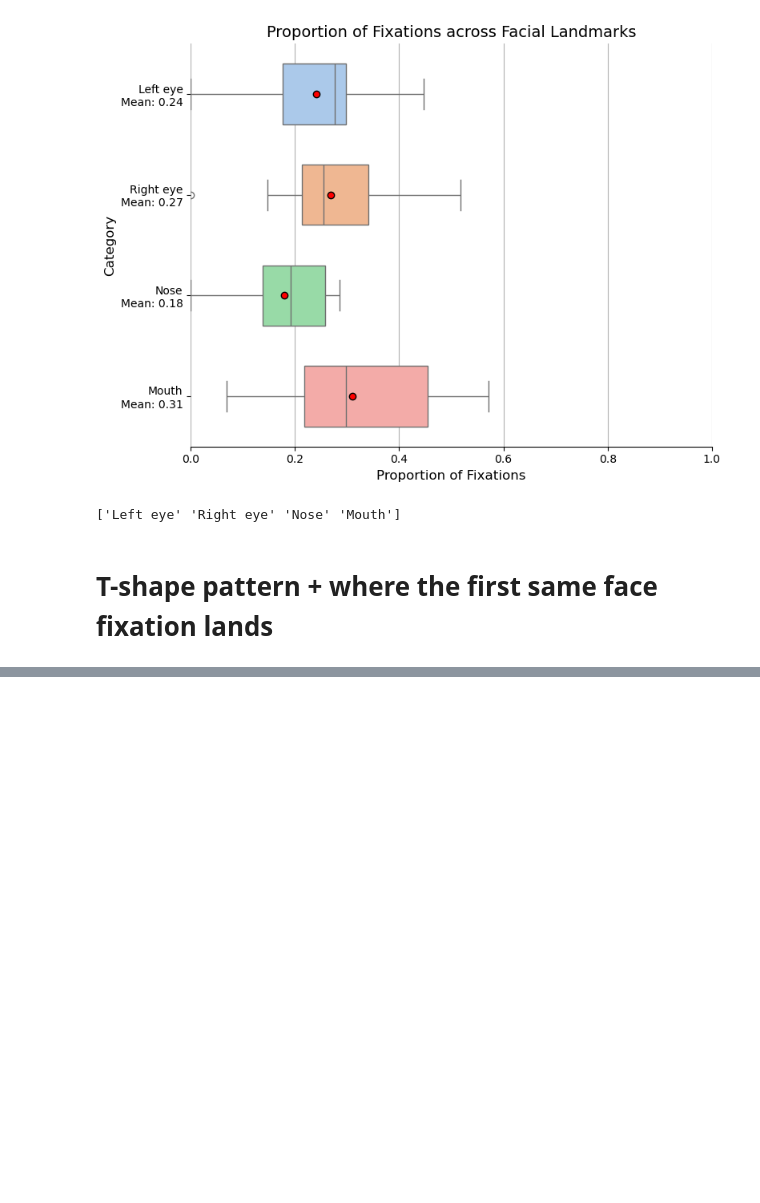
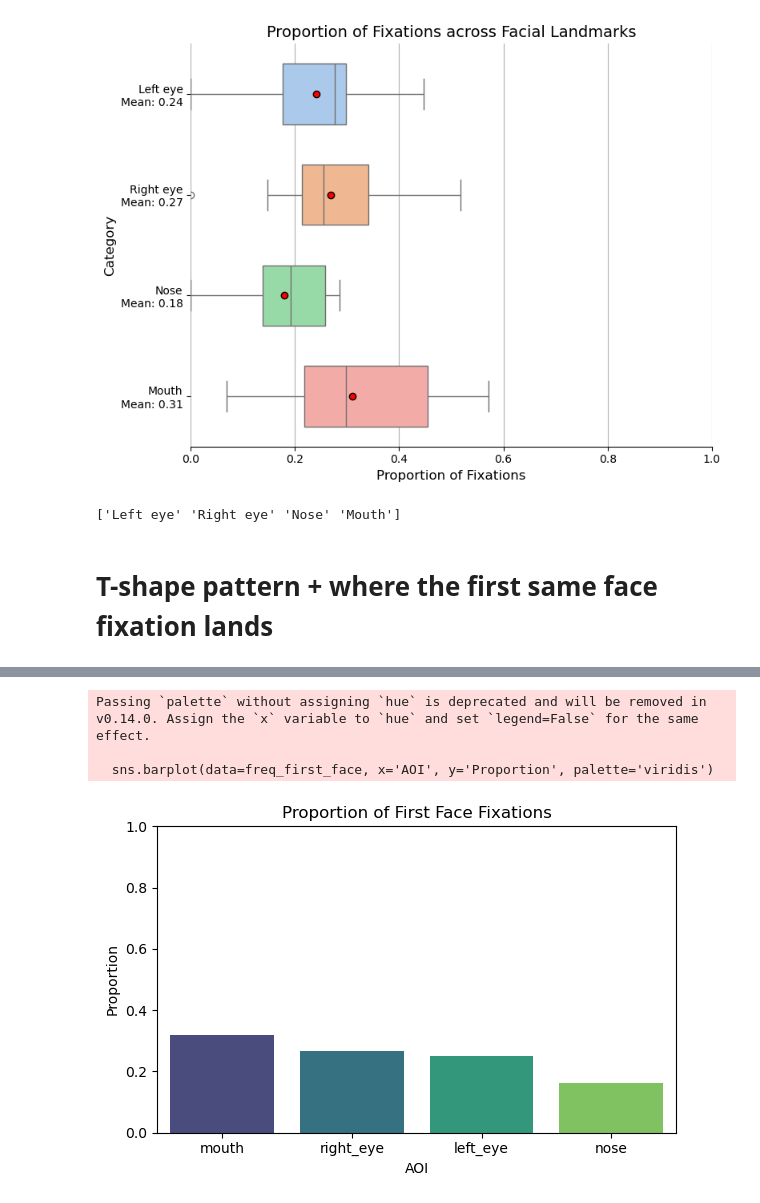
Before and after one commit to aliabugaga/Master-Thesis-Zaidan, a Jupyter notebook: face_landmarks_voronoi.ipynb, the cells around one changed output, grey strips where cells are left out. Cells and saved outputs as stored; diff of their text form; code cells hidden in the pictures; blank space fills up the shorter version.

```diff
--- a/face_landmarks_voronoi.ipynb
+++ b/face_landmarks_voronoi.ipynb
@@ -1475,0 +1478,18 @@ consec_df
+# %%
+# Calculate proportions of first face AOIs
+freq_first_face = first_face_df['First_Face_AOI'].value_counts(normalize=True).reset_index()
+freq_first_face.columns = ['AOI', 'Proportion']
+
+plt.figure(figsize=(6,4))
+sns.barplot(data=freq_first_face, x='AOI', y='Proportion', palette='viridis')
+plt.title('Proportion of First Face Fixations')
+plt.xlabel('AOI')
+plt.ylabel('Proportion')
+plt.ylim(0, 1)
+plt.tight_layout()
+plt.show()
+# %% [output]
+Passing `palette` without assigning `hue` is deprecated and will be removed in v0.14.0. Assign the `x` variable to `hue` and set `legend=False` for the same effect.
+
+  sns.barplot(data=freq_first_face, x='AOI', y='Proportion', palette='viridis')
+[figure, added]
```
Also changed, not shown: parts of 7 cells of this notebook.
